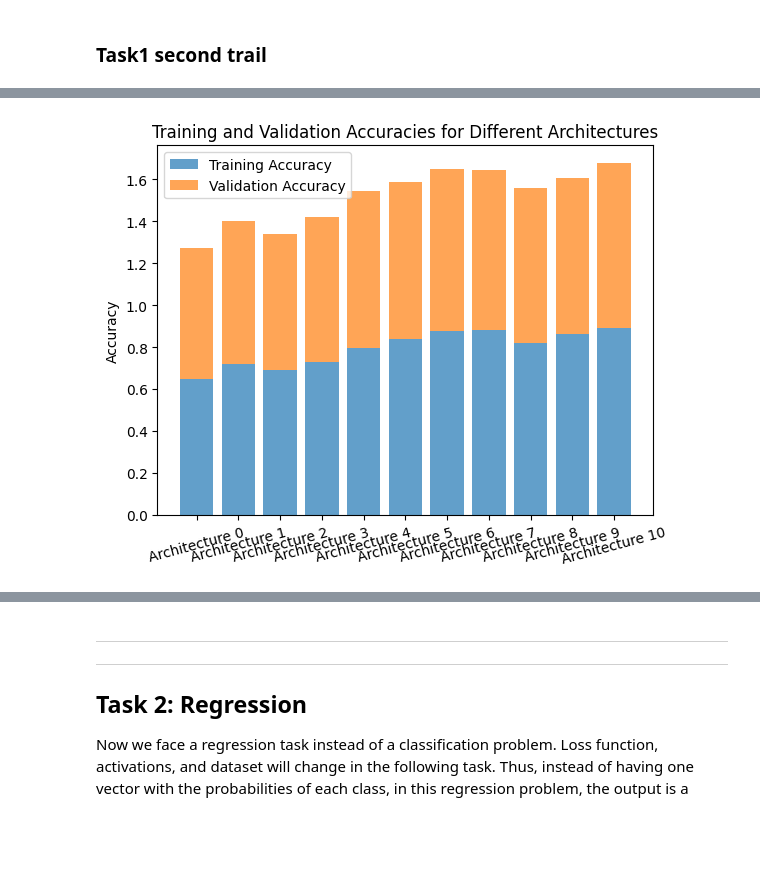
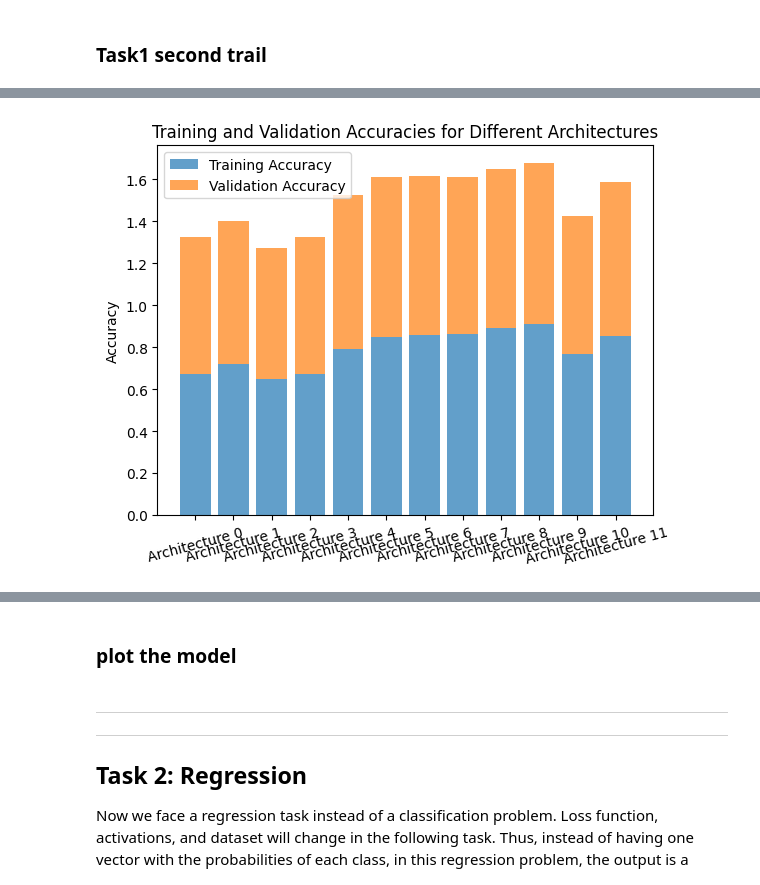
Before and after one commit to cddaaaa1/deep-learning-course, a Jupyter notebook: 02_CNN_Introduction.ipynb, the cells around one changed output, grey strips where cells are left out. Cells and saved outputs as stored; diff of their text form; code cells hidden in the pictures; blank space fills up the shorter version.

```diff
--- a/02_CNN_Introduction.ipynb
+++ b/02_CNN_Introduction.ipynb
@@ -2187,6 +2253,7 @@ model_filenames = [
     ("/content/drive/MyDrive/DeepLearning/Task1/Architecture_8.h5", "Architecture 8"),
     ("/content/drive/MyDrive/DeepLearning/Task1/Architecture_9.h5", "Architecture 9"),
     ("/content/drive/MyDrive/DeepLearning/Task1/Architecture_10.h5", "Architecture 10"),
+    ("/content/drive/MyDrive/DeepLearning/Task1/Architecture_11.h5", "Architecture 11"),
 ]
 
 # directory_path = "/content/drive/MyDrive/"
@@ -2243,3 +2311,3 @@ WARNING:absl:Compiled the loaded model, but the compiled metrics have yet to be
-[figure, old version]
+[figure, new version]
 Detailed Results:
 Architecture 0:
@@ -2260,0 +2329,2 @@ Architecture 10:
+# %% [markdown]
+### plot the model
```
Also changed, not shown: parts of 17 cells of this notebook.
